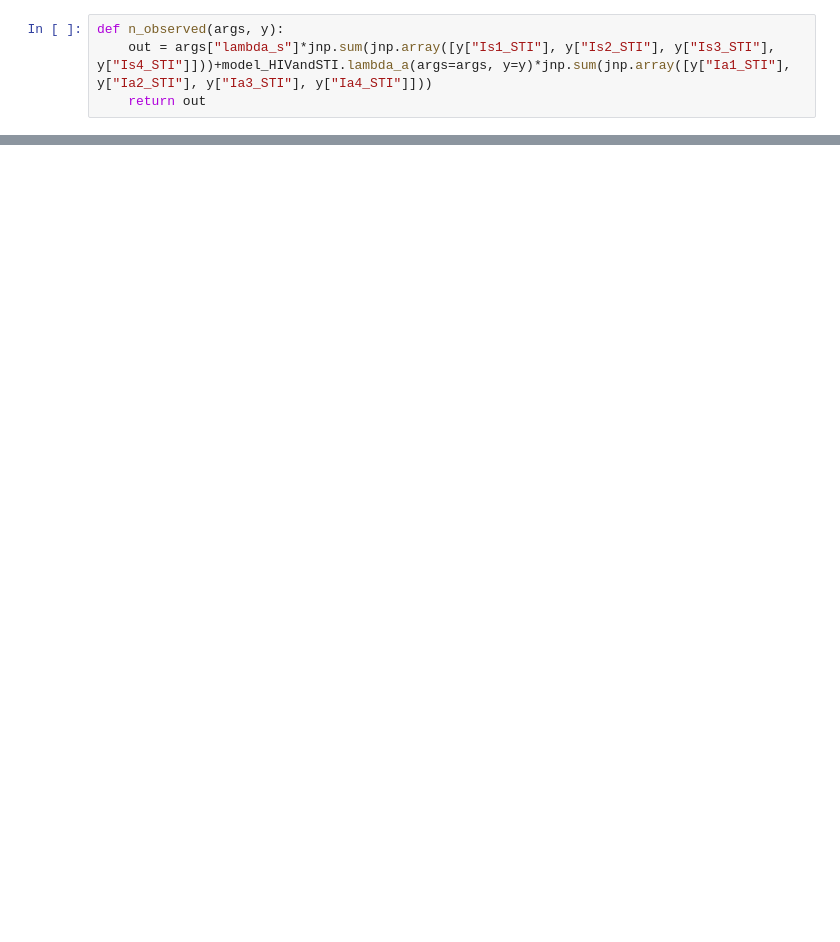
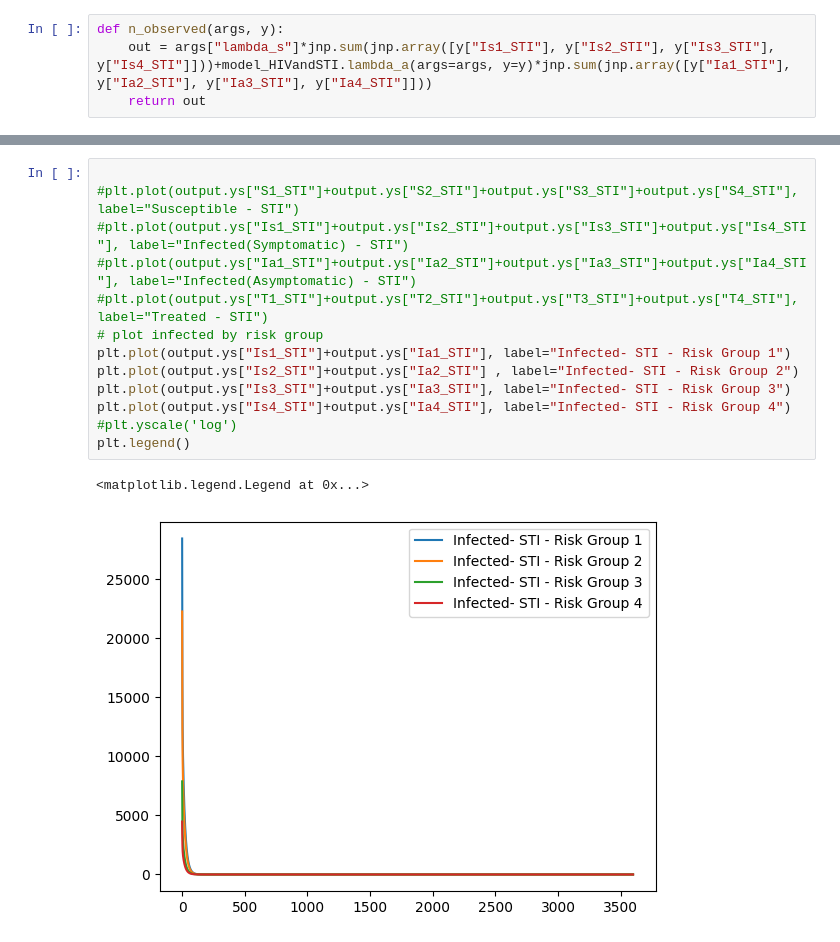
Before and after one commit to Priesemann-Group/testing-paradox-HIV-STI, a Jupyter notebook: notebooks/bigHIVmodel.ipynb, the cells around one changed output, grey strips where cells are left out. Cells and saved outputs as stored; diff of their text form; blank space fills up the shorter version.

```diff
--- a/notebooks/bigHIVmodel.ipynb
+++ b/notebooks/bigHIVmodel.ipynb
@@ -111,0 +78,16 @@ Key: T4_STI, Last Value: nan
+# %%
+
+#plt.plot(output.ys["S1_STI"]+output.ys["S2_STI"]+output.ys["S3_STI"]+output.ys["S4_STI"], label="Susceptible - STI")
+#plt.plot(output.ys["Is1_STI"]+output.ys["Is2_STI"]+output.ys["Is3_STI"]+output.ys["Is4_STI"], label="Infected(Symptomatic) - STI")
+#plt.plot(output.ys["Ia1_STI"]+output.ys["Ia2_STI"]+output.ys["Ia3_STI"]+output.ys["Ia4_STI"], label="Infected(Asymptomatic) - STI")
+#plt.plot(output.ys["T1_STI"]+output.ys["T2_STI"]+output.ys["T3_STI"]+output.ys["T4_STI"], label="Treated - STI")
+# plot infected by risk group
+plt.plot(output.ys["Is1_STI"]+output.ys["Ia1_STI"], label="Infected- STI - Risk Group 1")
+plt.plot(output.ys["Is2_STI"]+output.ys["Ia2_STI"] , label="Infected- STI - Risk Group 2")
+plt.plot(output.ys["Is3_STI"]+output.ys["Ia3_STI"], label="Infected- STI - Risk Group 3")
+plt.plot(output.ys["Is4_STI"]+output.ys["Ia4_STI"], label="Infected- STI - Risk Group 4")
+#plt.yscale('log')
+plt.legend()
+# %% [output]
+<matplotlib.legend.Legend at 0x...>
+[figure, added]
```
Also changed, not shown: parts of 10 cells of this notebook, 1 other file.
